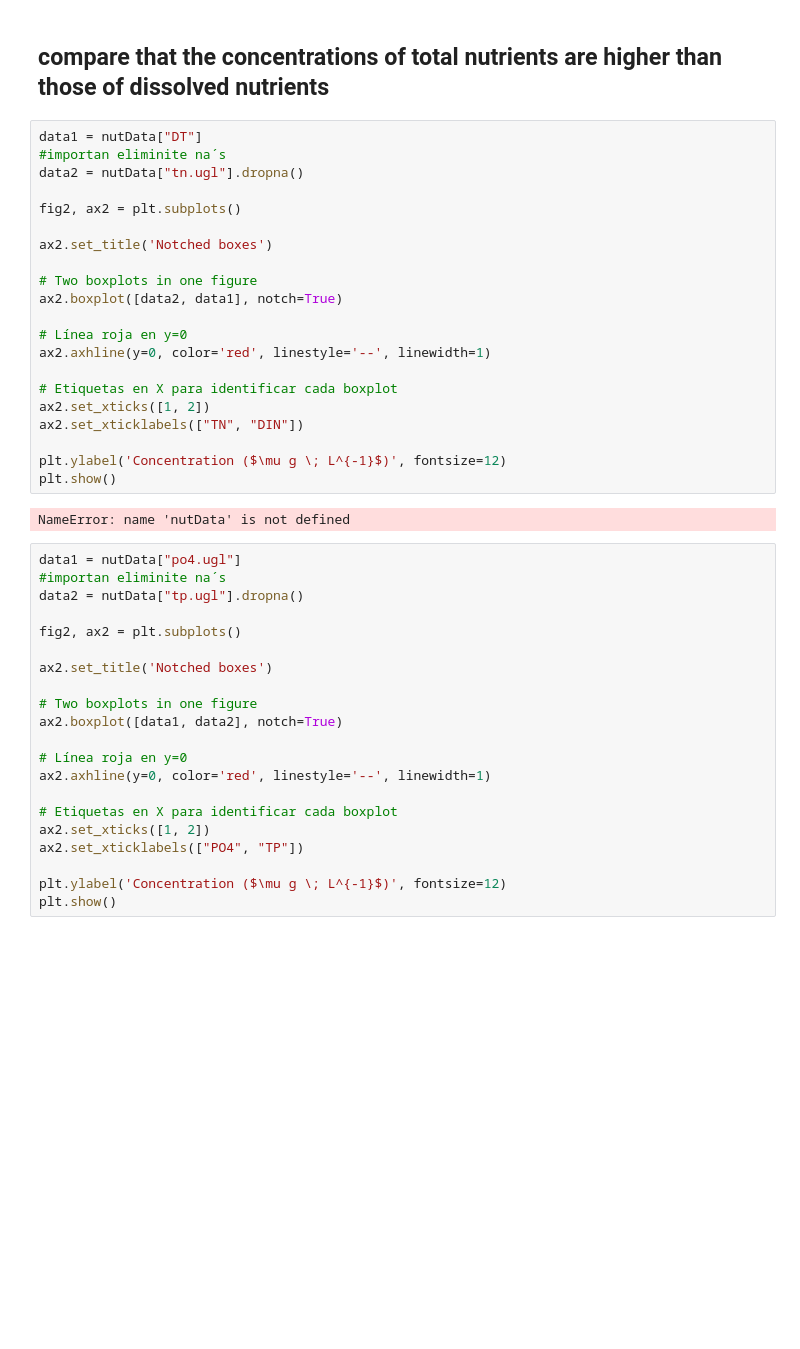
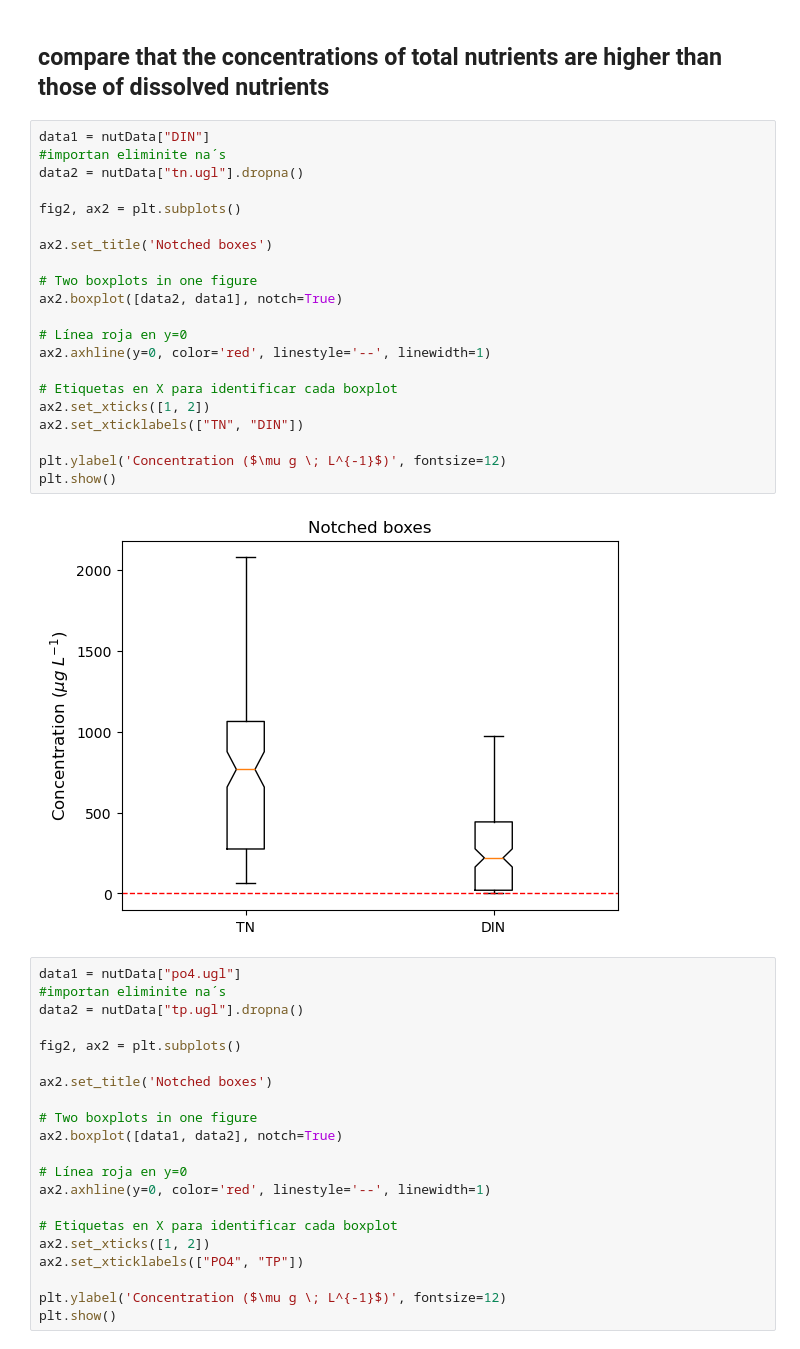
Before and after one commit to Andrea-Rebeca-LC/Python_2025_Ciencias_de_datos, a Jupyter notebook: Primeros ejercicios/Final_project.ipynb, the cells around one changed output. Saved outputs shown, nothing was run; the diff lists cells and outputs as text; blank space fills up the shorter version.

```diff
--- a/Primeros ejercicios/Final_project.ipynb
+++ b/Primeros ejercicios/Final_project.ipynb
@@ -145,28 +145,28 @@ plt.show()
 # %% [markdown]
 ## compare that the concentrations of total nutrients are higher than those of dissolved nutrients
 # %%
-data1 = nutData["DT"]
+data1 = nutData["DIN"]
 #importan eliminite na´s
 data2 = nutData["tn.ugl"].dropna()
 
 fig2, ax2 = plt.subplots()
 
 ax2.set_title('Notched boxes')
 
 # Two boxplots in one figure
 ax2.boxplot([data2, data1], notch=True)
 
 # Línea roja en y=0
 ax2.axhline(y=0, color='red', linestyle='--', linewidth=1)
 
 # Etiquetas en X para identificar cada boxplot
 ax2.set_xticks([1, 2])
 ax2.set_xticklabels(["TN", "DIN"])
 
 plt.ylabel('Concentration ($\mu g \; L^{-1}$)', fontsize=12)
 plt.show()
 # %% [output]
-NameError: name 'nutData' is not defined
+[figure, added]
 # %%
 data1 = nutData["po4.ugl"]
 #importan eliminite na´s
```
Also changed, not shown: parts of 6 cells of this notebook.
